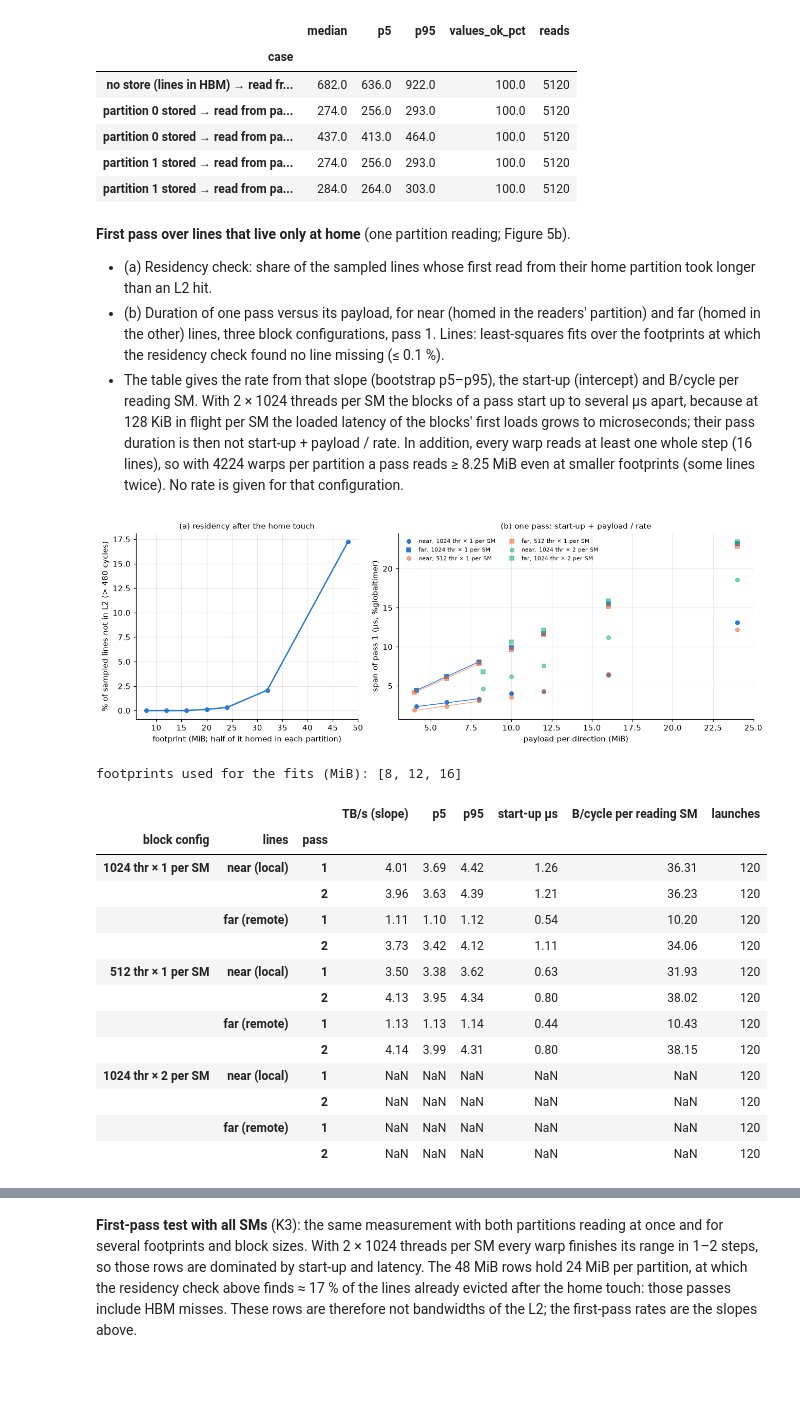
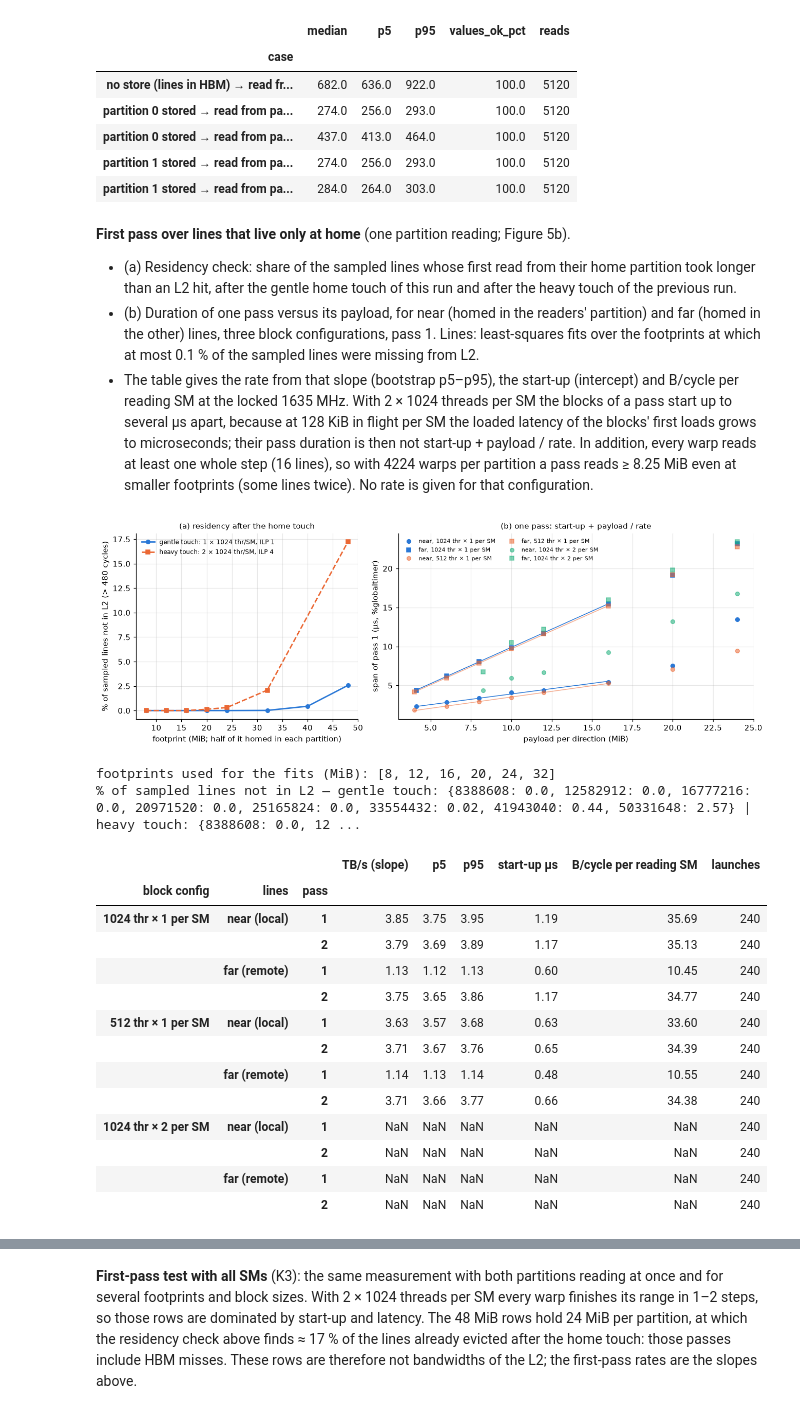
Before and after one commit to lomolisso/h100-microbench, a Jupyter notebook: experiments/05__memory_hierarchy_bandwidth/05__memory_hierarchy_bandwidth.ipynb, the cells around one changed output, grey strips where cells are left out. Cells and saved outputs as stored; diff of their text form; code cells hidden in the pictures; blank space fills up the shorter version.

```diff
--- a/experiments/05__memory_hierarchy_bandwidth/05__memory_hierarchy_bandwidth.ipynb
+++ b/experiments/05__memory_hierarchy_bandwidth/05__memory_hierarchy_bandwidth.ipynb
@@ -117,7 +118,8 @@ import numpy as np
 import pandas as pd
 import matplotlib.pyplot as plt
 from IPython.display import display
-from common05 import latest_run, read_run, runs, event_floor_ms, net_tbps, first_pass_slope, hbm_write_factor, k12_slope, resident_footprints, HBM_CYCLES
+from common05 import (latest_run, read_run, runs, event_floor_ms, net_tbps, first_pass_slope, hbm_write_factor, k12_slope,
+                      resident_footprints, HBM_CYCLES, latest_full, complete_runs)
 
 R = "results"
 pd.set_option("display.width", 200)
@@ -137,15 +139,16 @@ home = read_run("05__bandwidth__l2_home.csv", RUN3)
 RUNF, RUNS = latest_run("bw_l2", "firstpass"), latest_run("bw_l2", "storecopy")
 fpl = read_run("05__bandwidth__l2_link.csv", RUNF); fpb = read_run("05__bandwidth__l2_link_blocks.csv", RUNF)
 fres = read_run("05__bandwidth__firstpass_residency.csv", RUNF); scp = read_run("05__bandwidth__storecopy.csv", RUNS)
+RUNF_HEAVY = complete_runs("bw_l2", "firstpass")[-2]   # the previous first-pass run: heavy home touch (2 × 1024 threads, ILP 4)
+fres_heavy = read_run("05__bandwidth__firstpass_residency.csv", RUNF_HEAVY)
 FLOOR = event_floor_ms()  # ms: median elapsed time of an empty cudaEvent pair (separate timer-characterisation run)
 for d in (l2, lk, fpl):   # GPU-wide rates with the event floor removed; B/cycle with the clock the blocks measured
     d["tbps"] = net_tbps(d, FLOOR); d["bpc_chip"] = d.tbps * 1e12 / (d.sm_mhz_blocks * 1e6)
 dr["gbps_per_sm"] = dr.gbps_per_sm * dr.ms_event / (dr.ms_event - FLOOR); dr["tbps"] = net_tbps(dr, FLOOR)
-def latest_ncu(f):
-    n = pd.read_csv(f"{R}/{f}")
-    return n[n.run_id == n.run_id.max()].reset_index(drop=True)
+def latest_ncu(f):   # latest profiled run that is not a --quick smoke run
+    return latest_full(pd.read_csv(f"{R}/{f}"))
 n12, nl2, ndr = latest_ncu("05__bandwidth__ncu_smem_l1.csv"), latest_ncu("05__bandwidth__ncu_l2.csv"), latest_ncu("05__bandwidth__ncu_dram.csv")
 clog = pd.read_csv(f"{R}/05__memory_hierarchy_bandwidth__clock_log.csv")
-print("runs used:", {"K1/K2": RUN12, "K3/K5": RUN3, "link": RUNL, "first pass": RUNF, "store copies": RUNS, "K4/K5": RUN4, "ncu L2": nl2.run_id[0]})
+print("runs used:", {"K1/K2": RUN12, "K3/K5": RUN3, "link": RUNL, "first pass": RUNF, "first pass, heavy touch (residency only)": RUNF_HEAVY, "store copies": RUNS, "K4/K5": RUN4, "ncu L2": nl2.run_id[0]})
 print(f"cudaEvent floor subtracted: {FLOOR * 1e3:.2f} µs")
 # %% [output]
@@ -484,57 +487,61 @@ display(s.round(1))
 | partition 1 stored → read from pa... | 284.0 | 264.0 | 303.0 | 100.0 | 5120 |
 # %% [markdown]
 **First pass over lines that live only at home** (one partition reading; Figure 5b).
-- (a) Residency check: share of the sampled lines whose first read from their home partition took longer than an L2 hit.
-- (b) Duration of one pass versus its payload, for near (homed in the readers' partition) and far (homed in the other) lines, three block configurations, pass 1. Lines: least-squares fits over the footprints at which the residency check found no line missing (≤ 0.1 %).
-- The table gives the rate from that slope (bootstrap p5–p95), the start-up (intercept) and B/cycle per reading SM. With 2 × 1024 threads per SM the blocks of a pass start up to several µs apart, because at 128 KiB in flight per SM the loaded latency of the blocks' first loads grows to microseconds; their pass duration is then not start-up + payload / rate. In addition, every warp reads at least one whole step (16 lines), so with 4224 warps per partition a pass reads ≥ 8.25 MiB even at smaller footprints (some lines twice). No rate is given for that configuration.
+- (a) Residency check: share of the sampled lines whose first read from their home partition took longer than an L2 hit, after the gentle home touch of this run and after the heavy touch of the previous run.
+- (b) Duration of one pass versus its payload, for near (homed in the readers' partition) and far (homed in the other) lines, three block configurations, pass 1. Lines: least-squares fits over the footprints at which at most 0.1 % of the sampled lines were missing from L2.
+- The table gives the rate from that slope (bootstrap p5–p95), the start-up (intercept) and B/cycle per reading SM at the locked 1635 MHz. With 2 × 1024 threads per SM the blocks of a pass start up to several µs apart, because at 128 KiB in flight per SM the loaded latency of the blocks' first loads grows to microseconds; their pass duration is then not start-up + payload / rate. In addition, every warp reads at least one whole step (16 lines), so with 4224 warps per partition a pass reads ≥ 8.25 MiB even at smaller footprints (some lines twice). No rate is given for that configuration.
 # %%
 fl = valid(fpl).assign(cfg=lambda d: d.threads.astype(str) + " thr × " + (d.blocks // SMS).astype(str) + " per SM")
 res = (fres.cycles > HBM_CYCLES).groupby(fres.footprint_bytes).mean()   # share of sampled lines not in L2
 ok = resident_footprints(fres)
 fig, axs = plt.subplots(1, 2, figsize=(12, 4.2), gridspec_kw={"width_ratios": [1, 1.6]})
-axs[0].plot(res.index / 2**20, 100 * res.values, "o-", color=C[0])
+res_h = (fres_heavy.cycles > HBM_CYCLES).groupby(fres_heavy.footprint_bytes).mean()
+axs[0].plot(res.index / 2**20, 100 * res.values, "o-", color=C[0], label="gentle touch: 1 × 1024 thr/SM, ILP 1")
+axs[0].plot(res_h.index / 2**20, 100 * res_h.values, "s--", color=C[1], label="heavy touch: 2 × 1024 thr/SM, ILP 4")
+axs[0].legend(fontsize=8)
 axs[0].set_xlabel("footprint (MiB; half of it homed in each partition)"); axs[0].set_ylabel(f"% of sampled lines not in L2 (> {HBM_CYCLES} cycles)")
 axs[0].set_title("(a) residency after the home touch", fontsize=10)
 rows = []
 for j, cfg in enumerate(["1024 thr × 1 per SM", "512 thr × 1 per SM", "1024 thr × 2 per SM"]):
     for v_, mk in [("local", "o"), ("remote", "s")]:
         for ps in (1, 2):
             d = fl[(fl.cfg == cfg) & (fl.variant == v_) & (fl["pass"] == ps)]
             dk = d[d.footprint_bytes.isin(ok)]
             # 2 × 1024 per SM: blocks start up to µs apart (span ≠ start-up + payload / rate), and below 8.25 MiB per
             # direction every warp still reads one whole step of 16 lines (ranges wrap), so the payload barely changes
             rate, icpt, p5, p95 = first_pass_slope(dk) if j < 2 else (np.nan,) * 4
-            mhz = dk.sm_mhz_blocks.median()
             rows.append({"block config": cfg, "lines": "near (local)" if v_ == "local" else "far (remote)", "pass": ps,
                          "TB/s (slope)": rate / 1e3, "p5": p5 / 1e3, "p95": p95 / 1e3, "start-up µs": icpt / 1e3,
-                         "B/cycle per reading SM": rate * 1e9 / (mhz * 1e6) / 66, "launches": len(dk)})
+                         "B/cycle per reading SM": rate * 1e9 / 1635e6 / 66, "launches": len(dk)})
             if ps == 1:
                 m = d.groupby("bytes").span_ns.median()
                 axs[1].plot(m.index / 2**20, m.values / 1e3, mk, color=C[j], alpha=1 if j == 0 else 0.55,
                             label=f"{'near' if v_ == 'local' else 'far'}, {cfg}")
                 if j < 2:
                     xx = np.array([dk.bytes.min(), dk.bytes.max()])
                     axs[1].plot(xx / 2**20, (icpt + xx / rate) / 1e3, "-", color=C[j], lw=1, alpha=1 if j == 0 else 0.55)
 axs[1].set_xlabel("payload per direction (MiB)"); axs[1].set_ylabel("span of pass 1 (µs, %globaltimer)")
 axs[1].set_title("(b) one pass: start-up + payload / rate", fontsize=10); axs[1].legend(fontsize=7, ncol=2)
 fig.tight_layout(); plt.show()
 print("footprints used for the fits (MiB):", [int(f) >> 20 for f in ok])
+print("% of sampled lines not in L2 — gentle touch:", (100 * res).round(2).to_dict(), "| heavy touch:", (100 * res_h).round(2).to_dict())
 display(pd.DataFrame(rows).set_index(["block config", "lines", "pass"]).round(2))
 # %% [output]
-[figure, old version]
+[figure, new version]
-footprints used for the fits (MiB): [8, 12, 16]
+footprints used for the fits (MiB): [8, 12, 16, 20, 24, 32]
+% of sampled lines not in L2 — gentle touch: {8388608: 0.0, 12582912: 0.0, 16777216: 0.0, 20971520: 0.0, 25165824: 0.0, 33554432: 0.02, 41943040: 0.44, 50331648: 2.57} | heavy touch: {8388608: 0.0, 12 ...
 |  |  |  | TB/s (slope) | p5 | p95 | start-up µs | B/cycle per reading SM | launches |
 | block config | lines | pass |  |  |  |  |  |  |
-| 1024 thr × 1 per SM | near (local) | 1 | 4.01 | 3.69 | 4.42 | 1.26 | 36.31 | 120 |
-|  |  | 2 | 3.96 | 3.63 | 4.39 | 1.21 | 36.23 | 120 |
-|  | far (remote) | 1 | 1.11 | 1.10 | 1.12 | 0.54 | 10.20 | 120 |
-|  |  | 2 | 3.73 | 3.42 | 4.12 | 1.11 | 34.06 | 120 |
-| 512 thr × 1 per SM | near (local) | 1 | 3.50 | 3.38 | 3.62 | 0.63 | 31.93 | 120 |
-|  |  | 2 | 4.13 | 3.95 | 4.34 | 0.80 | 38.02 | 120 |
-|  | far (remote) | 1 | 1.13 | 1.13 | 1.14 | 0.44 | 10.43 | 120 |
-|  |  | 2 | 4.14 | 3.99 | 4.31 | 0.80 | 38.15 | 120 |
-| 1024 thr × 2 per SM | near (local) | 1 | NaN | NaN | NaN | NaN | NaN | 120 |
-|  |  | 2 | NaN | NaN | NaN | NaN | NaN | 120 |
-|  | far (remote) | 1 | NaN | NaN | NaN | NaN | NaN | 120 |
-|  |  | 2 | NaN | NaN | NaN | NaN | NaN | 120 |
+| 1024 thr × 1 per SM | near (local) | 1 | 3.85 | 3.75 | 3.95 | 1.19 | 35.69 | 240 |
+|  |  | 2 | 3.79 | 3.69 | 3.89 | 1.17 | 35.13 | 240 |
+|  | far (remote) | 1 | 1.13 | 1.12 | 1.13 | 0.60 | 10.45 | 240 |
+|  |  | 2 | 3.75 | 3.65 | 3.86 | 1.17 | 34.77 | 240 |
+| 512 thr × 1 per SM | near (local) | 1 | 3.63 | 3.57 | 3.68 | 0.63 | 33.60 | 240 |
+|  |  | 2 | 3.71 | 3.67 | 3.76 | 0.65 | 34.39 | 240 |
+|  | far (remote) | 1 | 1.14 | 1.13 | 1.14 | 0.48 | 10.55 | 240 |
+|  |  | 2 | 3.71 | 3.66 | 3.77 | 0.66 | 34.38 | 240 |
+| 1024 thr × 2 per SM | near (local) | 1 | NaN | NaN | NaN | NaN | NaN | 240 |
+|  |  | 2 | NaN | NaN | NaN | NaN | NaN | 240 |
+|  | far (remote) | 1 | NaN | NaN | NaN | NaN | NaN | 240 |
+|  |  | 2 | NaN | NaN | NaN | NaN | NaN | 240 |
 # %% [markdown]
```
Also changed, not shown: parts of 7 cells of this notebook, 5 other files.
